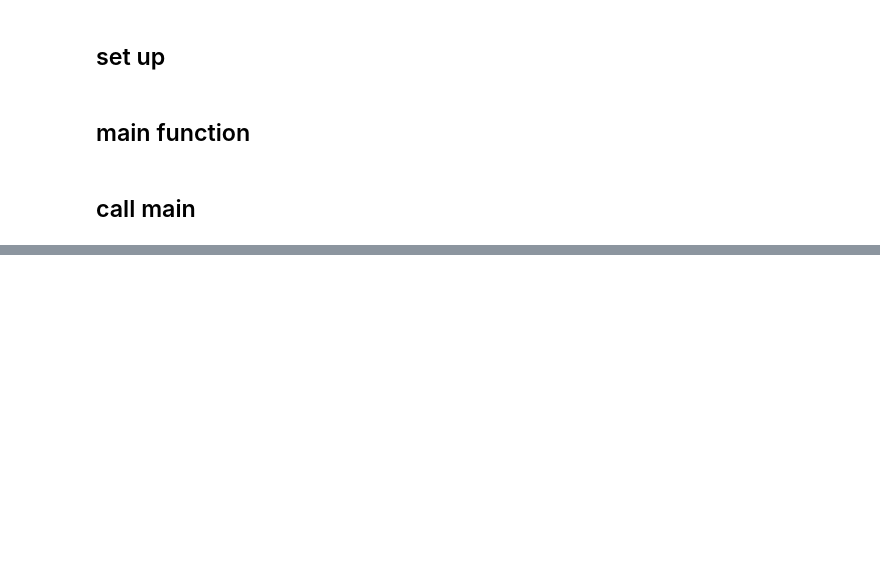
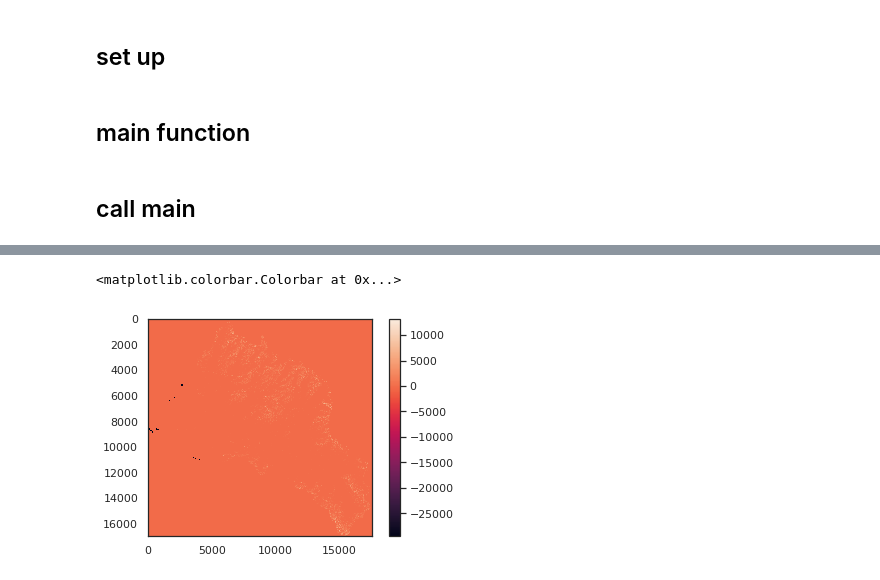
Before and after one commit to meganmason/jlabs, a Jupyter notebook: xarray/histogram.ipynb, the cells around one changed output, grey strips where cells are left out. Drawn from its saved outputs; the diff is of its cells as text; code cells hidden in the pictures; blank space fills up the shorter version.

```diff
--- a/xarray/histogram.ipynb
+++ b/xarray/histogram.ipynb
@@ -187 +187,5 @@ if __name__ == "__main__":
 [figure]
+# %%
+ds = xr.open_dataset(fname,  chunks={'time':1,'x':1000,'y':1000})
+ds.close()
+ds
@@ -187,0 +204,6 @@ if __name__ == "__main__":
+# %%
+plt.imshow(ds.isel(time=36).snow)
+plt.colorbar()
+# %% [output]
+<matplotlib.colorbar.Colorbar at 0x...>
+[figure, added]
```
Also changed, not shown: parts of 2 cells of this notebook, 7 other files.
